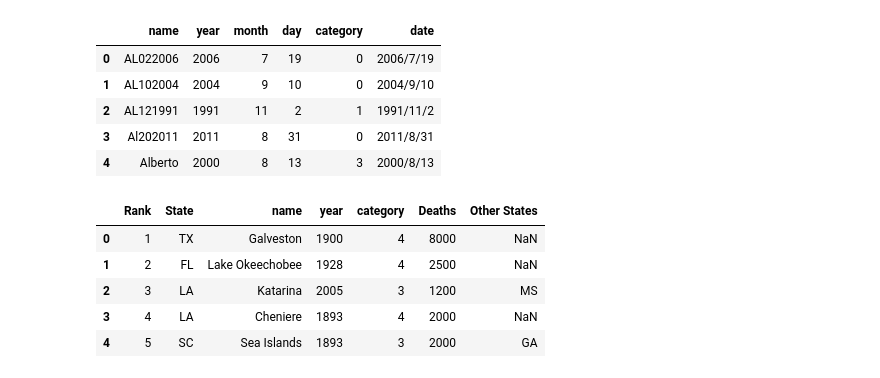
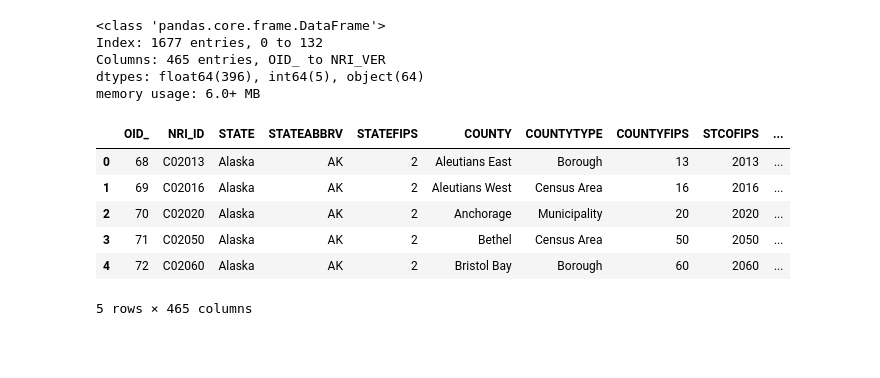
Before and after one commit to HaileyHal/HCA-Project, a Jupyter notebook: hca_combining_hurricanes.ipynb, the cells around one changed output. Drawn from its saved outputs; the diff is of its cells as text; code cells hidden in the pictures; blank space fills up the shorter version.

Commit message:
updated my hurricane data, combining my different states datasets

```diff
--- a/hca_combining_hurricanes.ipynb
+++ b/hca_combining_hurricanes.ipynb
@@ -8,20 +3,43 @@ costly = pd.read_excel('/content/cleaned_mostcostlyhurricanedata.xlsx')
+# %%
+import pandas as pd
+import numpy as np
+AK = pd.read_csv('/content/NRI_Table_Counties_Alaska.csv')
+AR = pd.read_csv('/content/NRI_Table_Counties_Arkansas.csv')
+CA = pd.read_csv('/content/NRI_Table_Counties_California.csv')
+CO = pd.read_csv('/content/NRI_Table_Counties_Colorado.csv')
+FL = pd.read_csv('/content/NRI_Table_Counties_Florida.csv')
+GA = pd.read_csv('/content/NRI_Table_Counties_Georgia.csv')
+ID = pd.read_csv('/content/NRI_Table_Counties_Idaho.csv')
+IN = pd.read_csv('/content/NRI_Table_Counties_Indiana.csv')
+KA = pd.read_csv('/content/NRI_Table_Counties_Kansas.csv')
+KY = pd.read_csv('/content/NRI_Table_Counties_Kentucky.csv')
+LA = pd.read_csv('/content/NRI_Table_Counties_Louisiana.csv')
+MO = pd.read_csv('/content/NRI_Table_Counties_Missouri.csv')
+NV = pd.read_csv('/content/NRI_Table_Counties_Nevada.csv')
+NH = pd.read_csv('/content/NRI_Table_Counties_NewHampshire.csv')
+NC = pd.read_csv('/content/NRI_Table_Counties_NorthCarolina.csv')
+SC = pd.read_csv('/content/NRI_Table_Counties_SouthCarolina.csv')
+TN = pd.read_csv('/content/NRI_Table_Counties_Tennessee.csv')
+TX = pd.read_csv('/content/NRI_Table_Counties_Texas.csv')
+UT = pd.read_csv('/content/NRI_Table_Counties_Utah.csv')
+VA = pd.read_csv('/content/NRI_Table_Counties_Virginia.csv')
+# %%
+# r bind all datasets
+df = pd.concat([AK,AR,CA,CO,FL,GA,ID,IN,KA,KY,LA,MO,NV,NH,NC,SC,TN,TX,UT,VA])
+df.info()
+# %% [output]
+<class 'pandas.core.frame.DataFrame'>
+Index: 1677 entries, 0 to 132
+Columns: 465 entries, OID_ to NRI_VER
+dtypes: float64(396), int64(5), object(64)
+memory usage: 6.0+ MB
 # %%
-hurricane.head()
+df.head()
 # %% [output]
-|  | name | year | month | day | category | date |
-| 0 | AL022006 | 2006 | 7 | 19 | 0 | 2006/7/19 |
-| 1 | AL102004 | 2004 | 9 | 10 | 0 | 2004/9/10 |
-| 2 | AL121991 | 1991 | 11 | 2 | 1 | 1991/11/2 |
-| 3 | Al202011 | 2011 | 8 | 31 | 0 | 2011/8/31 |
-| 4 | Alberto | 2000 | 8 | 13 | 3 | 2000/8/13 |
+|  | OID_ | NRI_ID | STATE | STATEABBRV | STATEFIPS | COUNTY | COUNTYTYPE | COUNTYFIPS | STCOFIPS | ... |
+| 0 | 68 | C02013 | Alaska | AK | 2 | Aleutians East | Borough | 13 | 2013 | ... |
+| 1 | 69 | C02016 | Alaska | AK | 2 | Aleutians West | Census Area | 16 | 2016 | ... |
+| 2 | 70 | C02020 | Alaska | AK | 2 | Anchorage | Municipality | 20 | 2020 | ... |
+| 3 | 71 | C02050 | Alaska | AK | 2 | Bethel | Census Area | 50 | 2050 | ... |
+| 4 | 72 | C02060 | Alaska | AK | 2 | Bristol Bay | Borough | 60 | 2060 | ... |
+5 rows × 465 columns
-# %%
-# making sure my column names match
-costly.rename(columns={'City/Name':'name', 'Year':'year', 'Category':'category'}, inplace = True)
-costly.head()
-# %% [output]
-|  | Rank | State | name | year | category | Deaths | Other States |
-| 0 | 1 | TX | Galveston | 1900 | 4 | 8000 | NaN |
-| 1 | 2 | FL | Lake Okeechobee | 1928 | 4 | 2500 | NaN |
-| 2 | 3 | LA | Katarina | 2005 | 3 | 1200 | MS |
-| 3 | 4 | LA | Cheniere | 1893 | 4 | 2000 | NaN |
-| 4 | 5 | SC | Sea Islands | 1893 | 3 | 2000 | GA |
```
Also changed, not shown: parts of 11 cells of this notebook.
